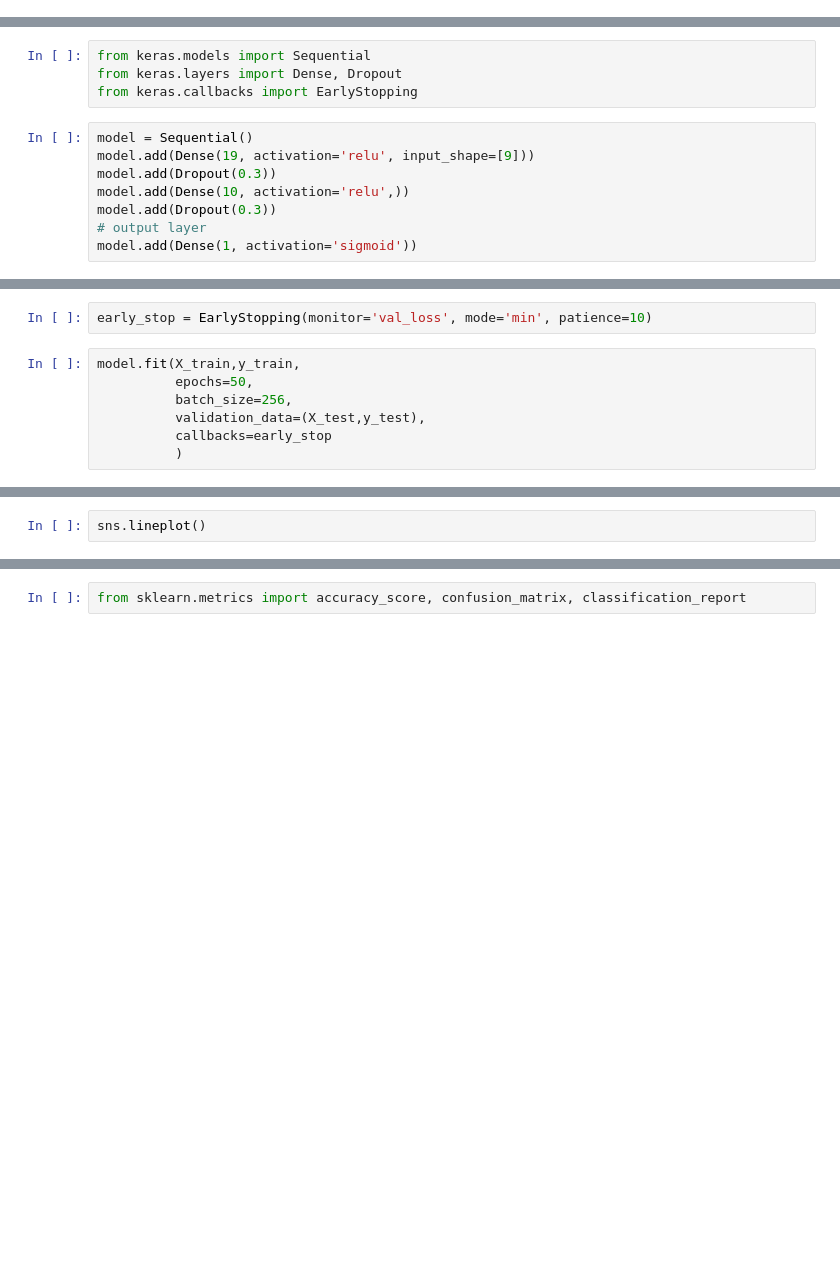
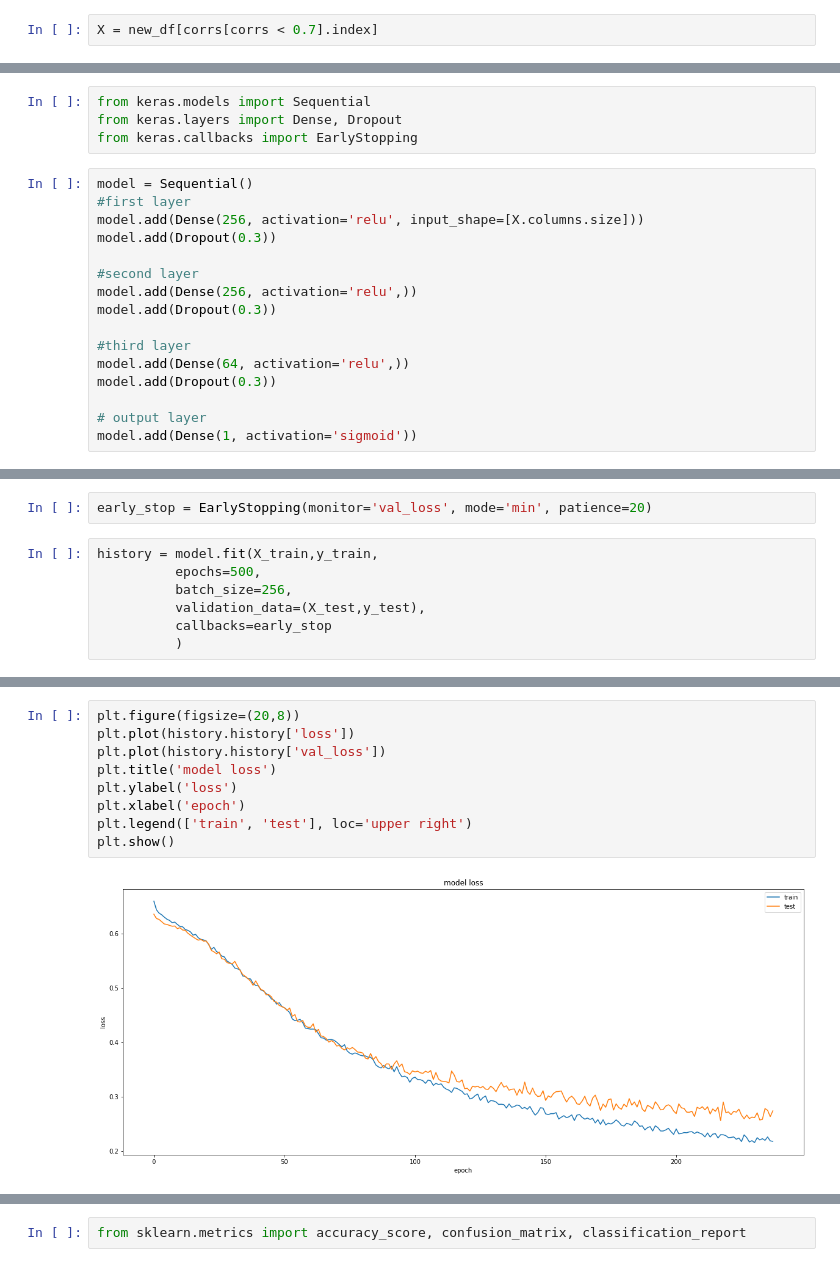
Before and after one commit to Ravijidge/AI-ML-Assignments, a Jupyter notebook: Deep learning/Assignment1.ipynb, the cells around one changed output, grey strips where cells are left out. Saved outputs shown, nothing was run; the diff lists cells and outputs as text; blank space fills up the shorter version.

```diff
--- a/Deep learning/Assignment1.ipynb
+++ b/Deep learning/Assignment1.ipynb
@@ -228 +222,3 @@ X=new_df[['int.rate','fico','credit.policy','inq.last.6mths','revol.util','insta
+# %%
+X = new_df[corrs[corrs < 0.7].index]
 # %%
@@ -245,9 +279,17 @@ from keras.layers import Dense, Dropout
 from keras.callbacks import EarlyStopping
 # %%
 model = Sequential()
-model.add(Dense(19, activation='relu', input_shape=[9]))
+#first layer
+model.add(Dense(256, activation='relu', input_shape=[X.columns.size]))
 model.add(Dropout(0.3))
-model.add(Dense(10, activation='relu',))
+
+#second layer
+model.add(Dense(256, activation='relu',))
 model.add(Dropout(0.3))
+
+#third layer
+model.add(Dense(64, activation='relu',))
+model.add(Dropout(0.3))
+
 # output layer
 model.add(Dense(1, activation='sigmoid'))
@@ -279,8 +320,8 @@ _________________________________________________________________
 # %%
-early_stop = EarlyStopping(monitor='val_loss', mode='min', patience=10)
+early_stop = EarlyStopping(monitor='val_loss', mode='min', patience=20)
 # %%
-model.fit(X_train,y_train,
-          epochs=50,
+history = model.fit(X_train,y_train,
+          epochs=500,
           batch_size=256,
           validation_data=(X_test,y_test),
           callbacks=early_stop
@@ -307,2 +347,11 @@ Epoch 50/50
-# %%
-sns.lineplot()
+# %%
+plt.figure(figsize=(20,8))
+plt.plot(history.history['loss'])
+plt.plot(history.history['val_loss'])
+plt.title('model loss')
+plt.ylabel('loss')
+plt.xlabel('epoch')
+plt.legend(['train', 'test'], loc='upper right')
+plt.show()
+# %% [output]
+[figure, added]
```
Also changed, not shown: parts of 63 cells of this notebook, 3 other files.
